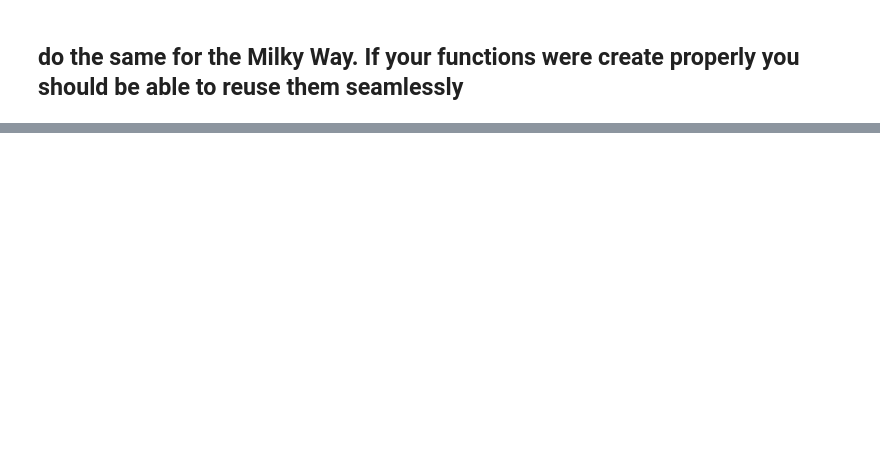
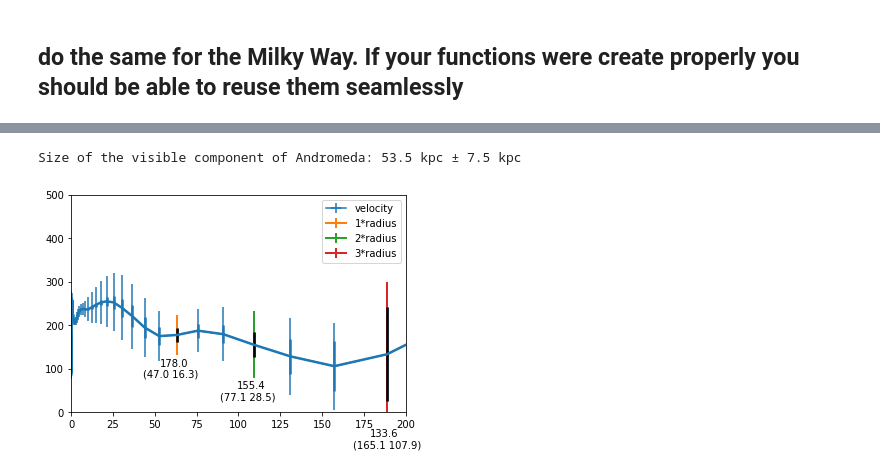
Before and after one commit to DesiPilla/DSPS_dPilla, a Jupyter notebook: HW4/GalrotCurve.ipynb, the cells around one changed output, grey strips where cells are left out. Saved outputs shown, nothing was run; the diff lists cells and outputs as text; code cells hidden in the pictures; blank space fills up the shorter version.

```diff
--- a/HW4/GalrotCurve.ipynb
+++ b/HW4/GalrotCurve.ipynb
@@ -292,0 +301,4 @@ The expected ratio IS NOT within 2-σ of the calculated ratio
+# %%
+mw = pd.read_csv('https://raw.githubusercontent.com/fedhere/DSPS/master/HW4/mw.csv', header=1)
+mw.rename(columns = {'R(kpc)':'radius', 'V(km/s)':'velocity', 'St.dev.':'stdev', 'St.error':'sterror'}, inplace=True)
+mw.head()
@@ -292,0 +312,10 @@ The expected ratio IS NOT within 2-σ of the calculated ratio
+# %%
+visibleSize = 53.5 * u.kpc
+dVisibleSize = 7.5 * u.kpc
+print("Size of the visible component of Andromeda: {:.1f} \u00B1 {:.1f}".format(visibleSize, dVisibleSize))
+# %% [output]
+Size of the visible component of Andromeda: 53.5 kpc ± 7.5 kpc
+# %%
+plotGal(mw, visibleSize)
+# %% [output]
+[figure, added]
```
Also changed, not shown: parts of 8 cells of this notebook.
